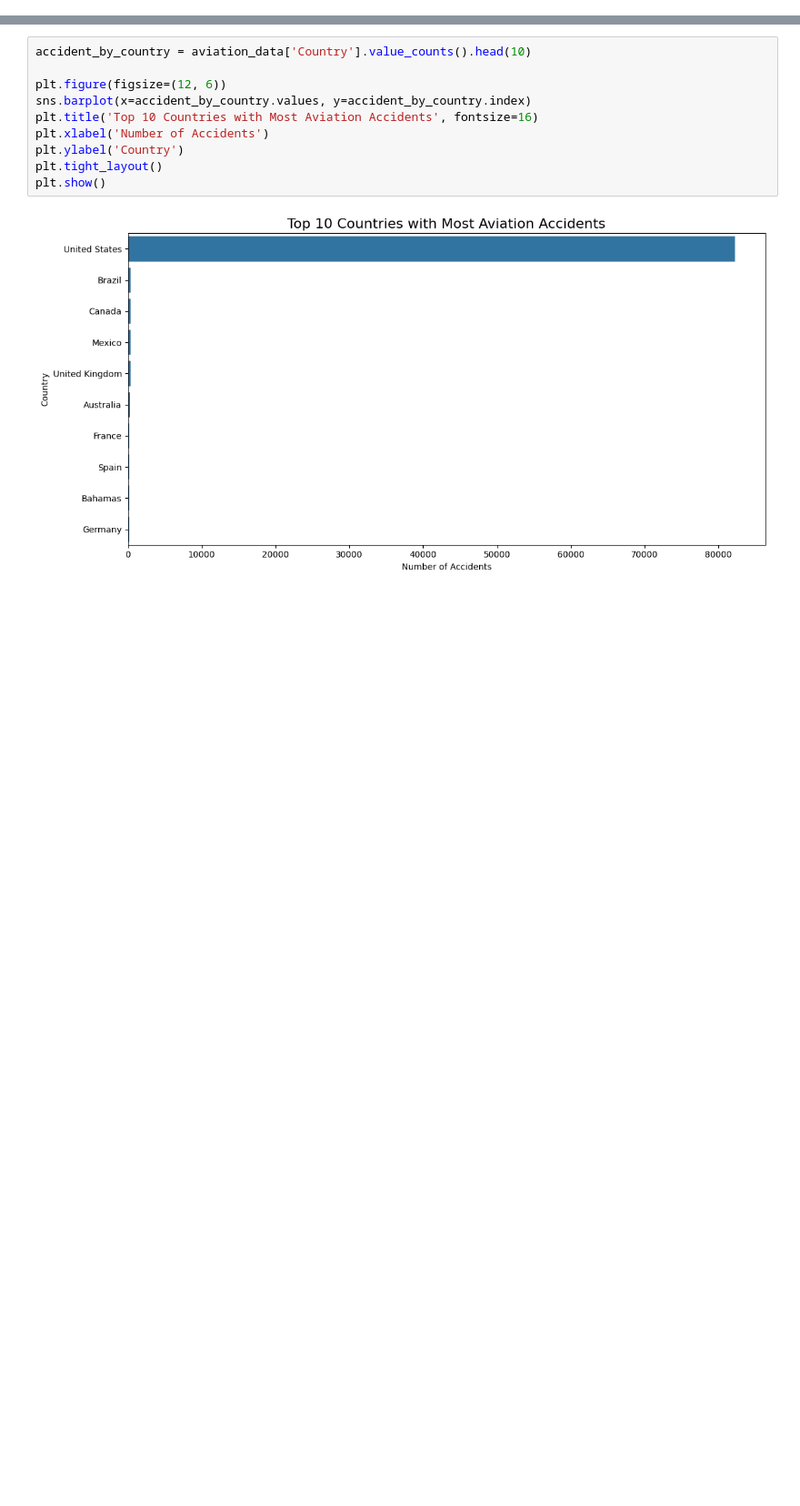
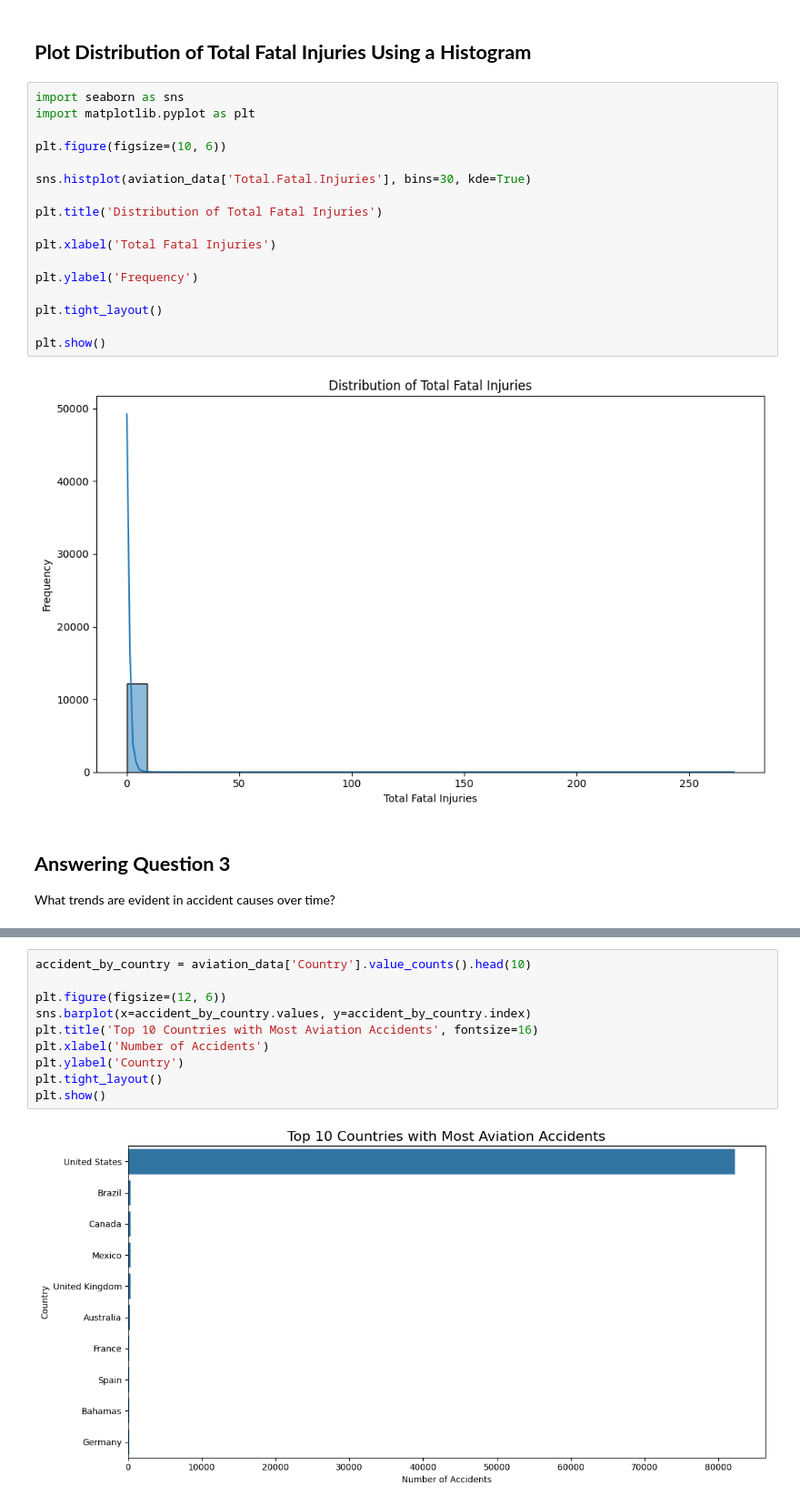
Before and after one commit to KeithKimani/Phase-1-Project, a Jupyter notebook: Student.ipynb, the cells around one changed output, grey strips where cells are left out. Shown at 91% size. Saved outputs shown, nothing was run; the diff lists cells and outputs as text; blank space fills up the shorter version.

```diff
--- a/Student.ipynb
+++ b/Student.ipynb
@@ -136,0 +474,26 @@ This line chart illustrates how the causes of accidents have changed over the ye
+# %% [markdown]
+
+## **Plot Distribution of Total Fatal Injuries Using a Histogram**
+# %%
+import seaborn as sns
+import matplotlib.pyplot as plt
+
+plt.figure(figsize=(10, 6))
+
+sns.histplot(aviation_data['Total.Fatal.Injuries'], bins=30, kde=True)
+
+plt.title('Distribution of Total Fatal Injuries')
+
+plt.xlabel('Total Fatal Injuries')
+
+plt.ylabel('Frequency')
+
+plt.tight_layout()
+
+plt.show()
+# %% [output]
+[figure, added]
+# %% [markdown]
+## **Answering Question 3**
+
+What trends are evident in accident causes over time?
```
Also changed, not shown: parts of 94 cells of this notebook.
